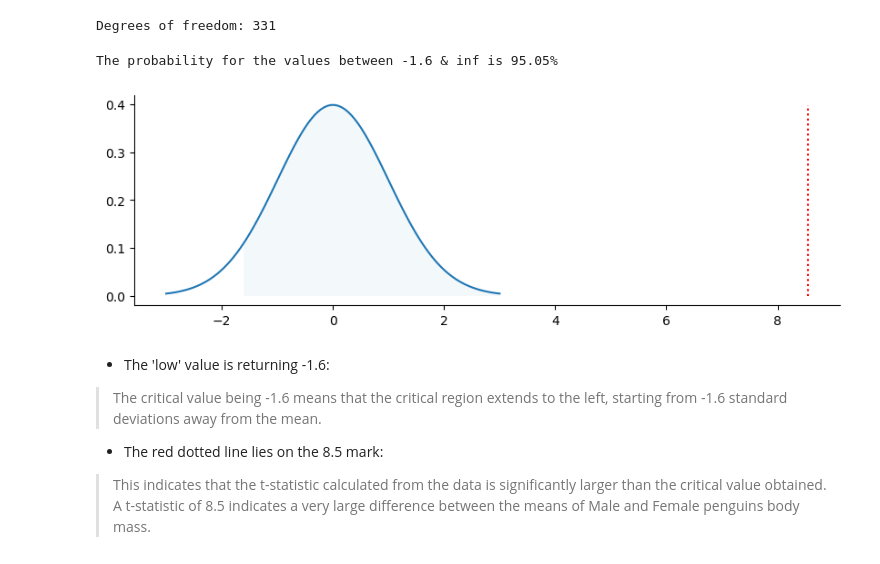
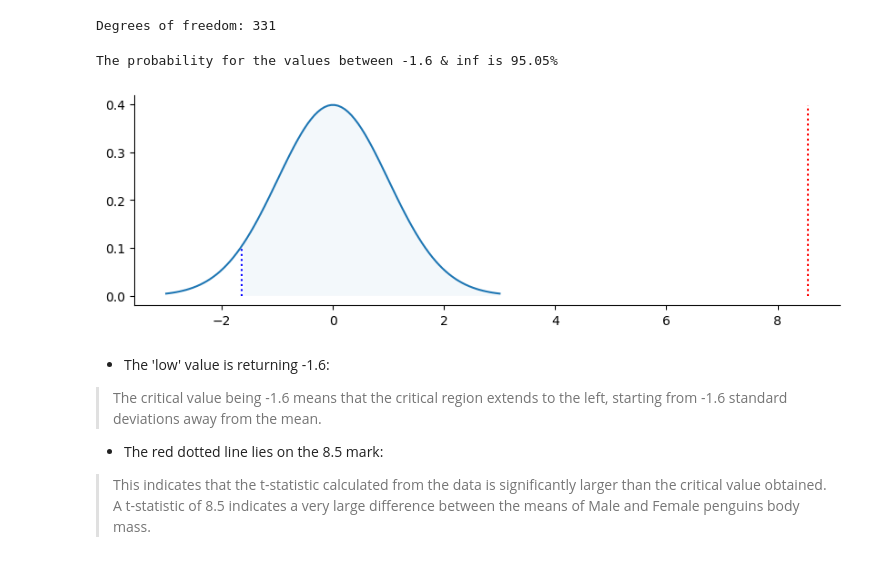
Before and after one commit to VictorLABR/stained-glass-project, a Jupyter notebook: VictorL_TAREFA 33 (pt.1).ipynb, the cells around one changed output. Saved outputs shown, nothing was run; the diff lists cells and outputs as text; code cells hidden in the pictures.

```diff
--- a/VictorL_TAREFA 33 (pt.1).ipynb
+++ b/VictorL_TAREFA 33 (pt.1).ipynb
@@ -61,34 +78,44 @@ print("Degrees of freedom:", df)
 # %% [output]
 Degrees of freedom: 331
 # %%
-μ = 0
-variance = 1
-σ = variance ** .5
+########### CURVE DRAWING ###########
+
+x = np.linspace(μ - 3*σ, μ + 3*σ, 100)
+y = st.t.pdf(x, df)
+
+########### AREA SHADING ###########
 
 low = st.t.ppf(alpha, df)
 high = np.inf
 
-x = np.linspace(μ - 3*σ, μ + 3*σ, 100)
-y = st.t.pdf(x, df)
+########### STATISTICAL DISTRIBUTION GRAPHIC ###########
 
 fig, ax = plt.subplots(figsize = (10, 3))
 
 ax.plot(x, y)
 ax.vlines(x=[t_statistic],
           ymin = 0,
           ymax = y.max(),
           colors = 'r',
           linestyles = 'dotted')
 
+ax.vlines(x=[low],
+          ymin = 0,
+          ymax = st.t.pdf(low, df),
+          colors = 'b',
+          linestyles = 'dotted')
+
 plt.fill_between(x, y, where = (low < x) & (x < high), alpha = alpha)
 plt.gca().spines['top'].set_visible(False)
 plt.gca().spines['right'].set_visible(False)
 
+########### PROBABILITY OF RESULTS INTO/OVER AREA ###########
+
 prob_area = st.norm.cdf(high, μ, σ) - st.norm.cdf(low,  μ, σ)
 print(f'The probability for the values between {low:.1f} & {high:.1f} is {prob_area:.2%}')
 # %% [output]
 The probability for the values between -1.6 & inf is 95.05%
-[figure, old version]
+[figure, new version]
 # %% [markdown]
 - The 'low' value is returning -1.6:
 > The critical value being -1.6 means that the critical region extends to the left, starting from -1.6 standard deviations away from the mean.
```
Also changed, not shown: parts of 6 cells of this notebook.
